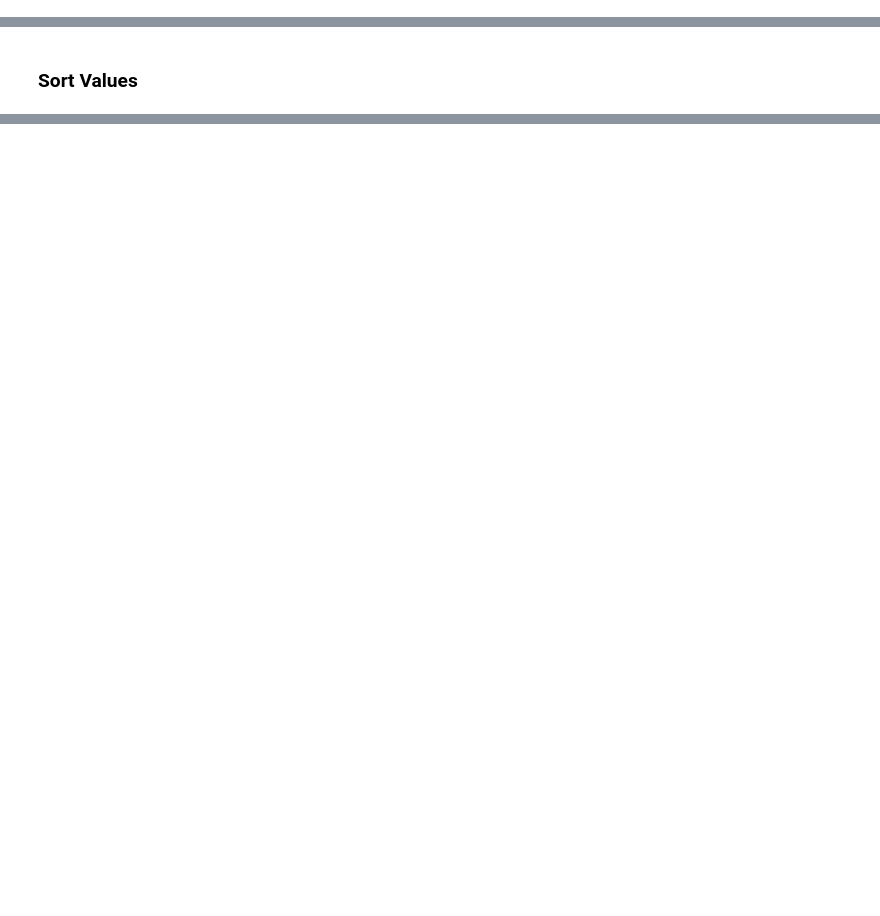
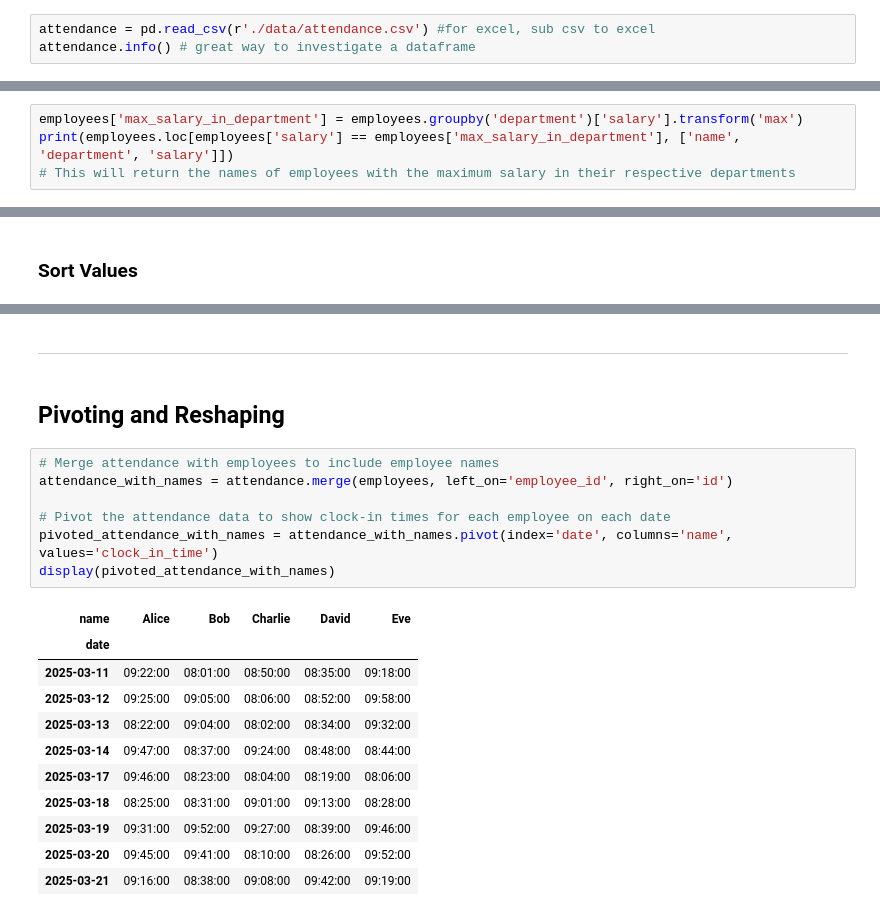
Before and after one commit to ericfflynn/pandas-cheat-sheet, a Jupyter notebook: pandas_cheat_sheet.ipynb, the cells around one changed output, grey strips where cells are left out. Drawn from its saved outputs; the diff is of its cells as text; blank space fills up the shorter version.

```diff
--- a/pandas_cheat_sheet.ipynb
+++ b/pandas_cheat_sheet.ipynb
@@ -42,0 +47,3 @@ display(performance)
+# %%
+attendance = pd.read_csv(r'./data/attendance.csv') #for excel, sub csv to excel
+attendance.info() # great way to investigate a dataframe
@@ -138,0 +329,4 @@ df.loc[row_label, column_label]
+# %%
+employees['max_salary_in_department'] = employees.groupby('department')['salary'].transform('max')
+print(employees.loc[employees['salary'] == employees['max_salary_in_department'], ['name', 'department', 'salary']])
+# This will return the names of employees with the maximum salary in their respective departments
@@ -140,0 +359,23 @@ df.loc[row_label, column_label]
+# %% [markdown]
+___
+# %% [markdown]
+## Pivoting and Reshaping
+# %%
+# Merge attendance with employees to include employee names
+attendance_with_names = attendance.merge(employees, left_on='employee_id', right_on='id')
+
+# Pivot the attendance data to show clock-in times for each employee on each date
+pivoted_attendance_with_names = attendance_with_names.pivot(index='date', columns='name', values='clock_in_time')
+display(pivoted_attendance_with_names)
+# %% [output]
+| name | Alice | Bob | Charlie | David | Eve |
+| date |  |  |  |  |  |
+| 2025-03-11 | 09:22:00 | 08:01:00 | 08:50:00 | 08:35:00 | 09:18:00 |
+| 2025-03-12 | 09:25:00 | 09:05:00 | 08:06:00 | 08:52:00 | 09:58:00 |
+| 2025-03-13 | 08:22:00 | 09:04:00 | 08:02:00 | 08:34:00 | 09:32:00 |
+| 2025-03-14 | 09:47:00 | 08:37:00 | 09:24:00 | 08:48:00 | 08:44:00 |
+| 2025-03-17 | 09:46:00 | 08:23:00 | 08:04:00 | 08:19:00 | 08:06:00 |
+| 2025-03-18 | 08:25:00 | 08:31:00 | 09:01:00 | 09:13:00 | 08:28:00 |
+| 2025-03-19 | 09:31:00 | 09:52:00 | 09:27:00 | 08:39:00 | 09:46:00 |
+| 2025-03-20 | 09:45:00 | 09:41:00 | 08:10:00 | 08:26:00 | 09:52:00 |
+| 2025-03-21 | 09:16:00 | 08:38:00 | 09:08:00 | 09:42:00 | 09:19:00 |
```
Also changed, not shown: parts of 57 cells of this notebook, 3 other files.
